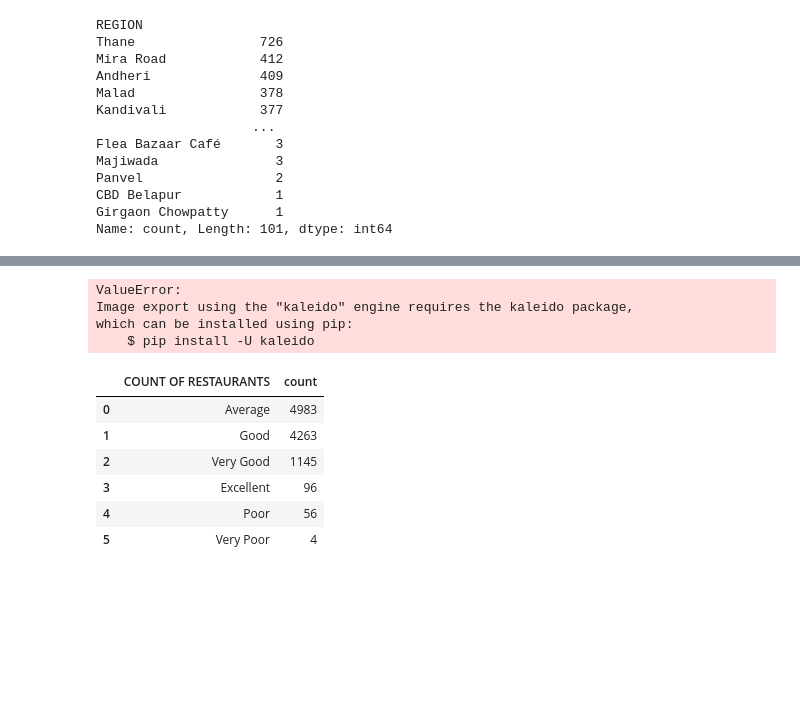
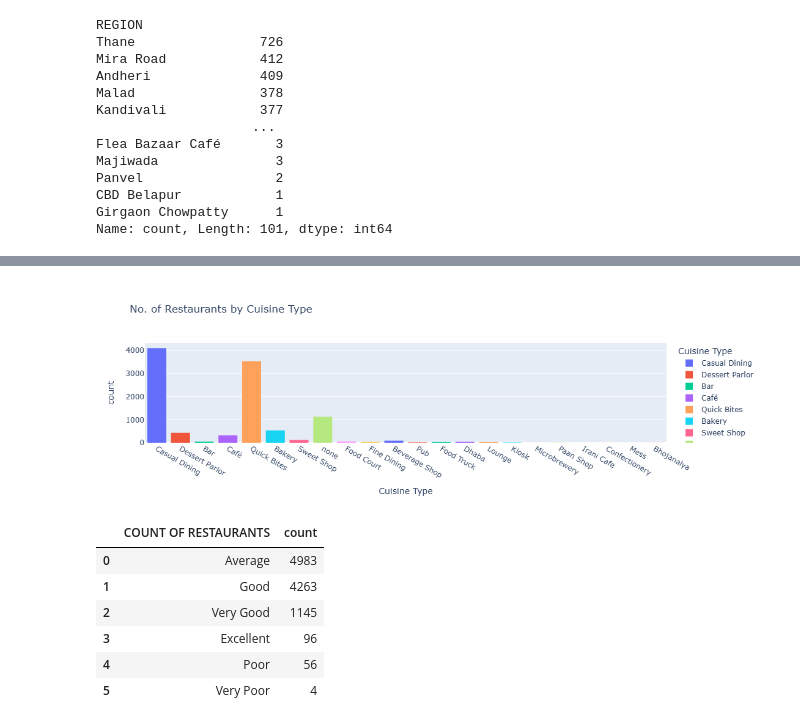
Before and after one commit to ShankarKay/Assignments, a Jupyter notebook: Assignment-Bivariate/Zomato Mumbai Dataset/Zomato_Mumbai_Dataset.ipynb, the cells around one changed output, grey strips where cells are left out. Cells and saved outputs as stored; diff of their text form; code cells hidden in the pictures; blank space fills up the shorter version.

```diff
--- a/Assignment-Bivariate/Zomato Mumbai Dataset/Zomato_Mumbai_Dataset.ipynb
+++ b/Assignment-Bivariate/Zomato Mumbai Dataset/Zomato_Mumbai_Dataset.ipynb
@@ -471,13 +483,17 @@ Requirement already satisfied: simplejson>=3.19.3 in c:\users\k shankar\appdata\
 # %%
-fig = px.histogram(zomato_df, x='CUSINE TYPE', color='CUSINE TYPE',
-             title= 'No. of Restaurants by Cuisine Type',
-             labels={'CUSINE TYPE':'Cuisine Type'})
-fig.show()
+#fig = px.histogram(zomato_df, x='CUSINE TYPE', color='CUSINE TYPE',
+#            title= 'No. of Restaurants by Cuisine Type',
+#           labels={'CUSINE TYPE':'Cuisine Type'})
+#fig.show()
+import plotly.express as px
+import os
+fig = px.histogram(zomato_df, x='CUSINE TYPE', color='CUSINE TYPE', title='No. of Restaurants by Cuisine Type',
+    labels={'CUSINE TYPE':'Cuisine Type'})
+from plotly.offline import iplot, init_notebook_mode
+init_notebook_mode(connected=True)
+iplot(fig)
 # %% [output]
-ValueError:
-Image export using the "kaleido" engine requires the kaleido package,
-which can be installed using pip:
-    $ pip install -U kaleido
+[figure, added]
 # %%
 rating_type_df = zomato_df['RATING_TYPE'].value_counts().reset_index()
 rating_type_df.rename(columns={'index':'RATING TYPE', 'RATING_TYPE':'COUNT OF RESTAURANTS'}, inplace=True)
```
Also changed, not shown: parts of 8 cells of this notebook.
